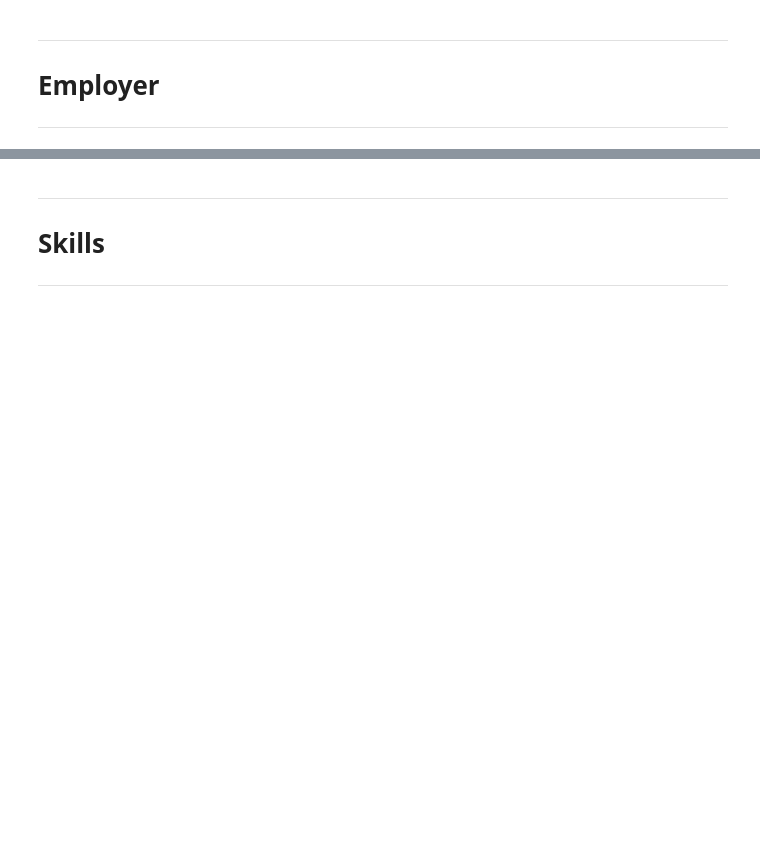
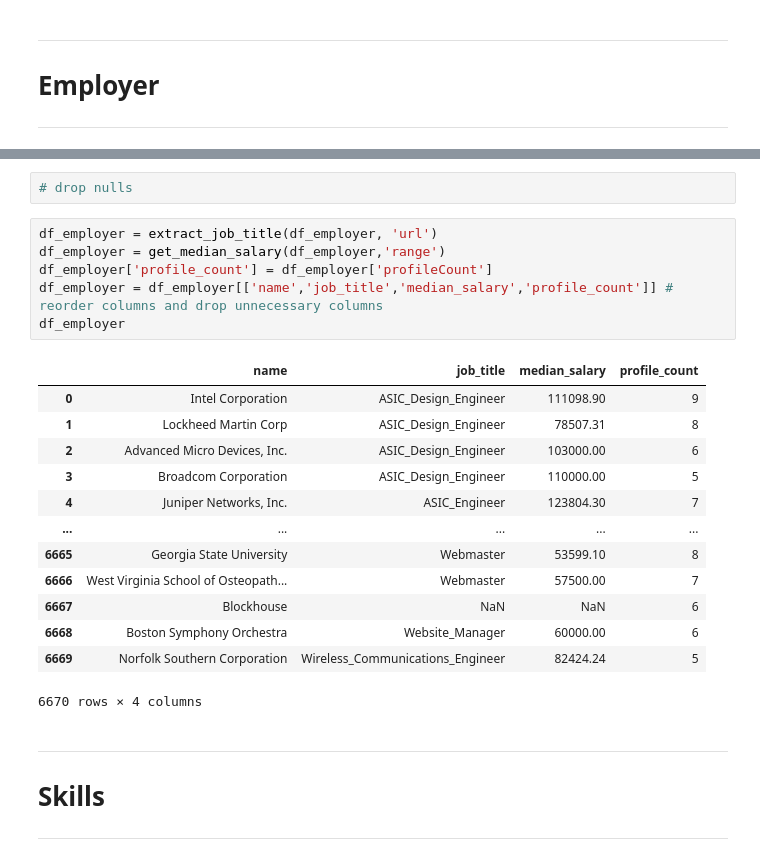
Before and after one commit to szilvasipeter2000/Web_Scraping, a Jupyter notebook: payscale/using_json/payscale_clean.ipynb, the cells around one changed output, grey strips where cells are left out. Saved outputs shown, nothing was run; the diff lists cells and outputs as text; blank space fills up the shorter version.

```diff
--- a/payscale/using_json/payscale_clean.ipynb
+++ b/payscale/using_json/payscale_clean.ipynb
@@ -48,3 +95,25 @@ df_employer
+# %%
+# drop nulls
+# %%
+df_employer = extract_job_title(df_employer, 'url')
+df_employer = get_median_salary(df_employer,'range')
+df_employer['profile_count'] = df_employer['profileCount']
+df_employer = df_employer[['name','job_title','median_salary','profile_count']] # reorder columns and drop unnecessary columns
+df_employer
+# %% [output]
+|  | name | job_title | median_salary | profile_count |
+| 0 | Intel Corporation | ASIC_Design_Engineer | 111098.90 | 9 |
+| 1 | Lockheed Martin Corp | ASIC_Design_Engineer | 78507.31 | 8 |
+| 2 | Advanced Micro Devices, Inc. | ASIC_Design_Engineer | 103000.00 | 6 |
+| 3 | Broadcom Corporation | ASIC_Design_Engineer | 110000.00 | 5 |
+| 4 | Juniper Networks, Inc. | ASIC_Engineer | 123804.30 | 7 |
+| ... | ... | ... | ... | ... |
+| 6665 | Georgia State University | Webmaster | 53599.10 | 8 |
+| 6666 | West Virginia School of Osteopath... | Webmaster | 57500.00 | 7 |
+| 6667 | Blockhouse | NaN | NaN | 6 |
+| 6668 | Boston Symphony Orchestra | Website_Manager | 60000.00 | 6 |
+| 6669 | Norfolk Southern Corporation | Wireless_Communications_Engineer | 82424.24 | 5 |
+6670 rows × 4 columns
 # %% [markdown]
 ---
  # Skills
```
Also changed, not shown: parts of 24 cells of this notebook.
